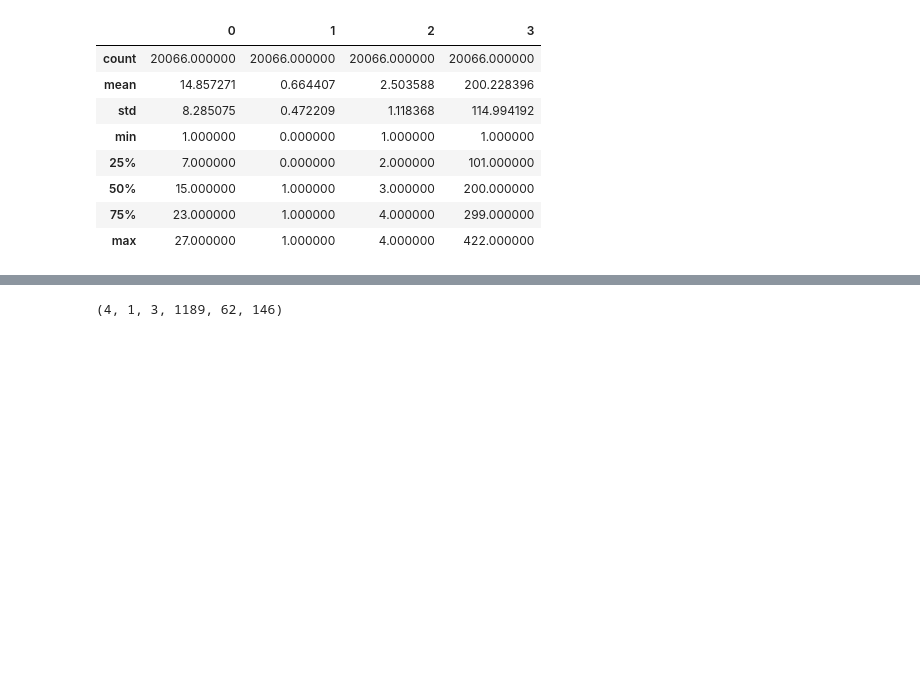
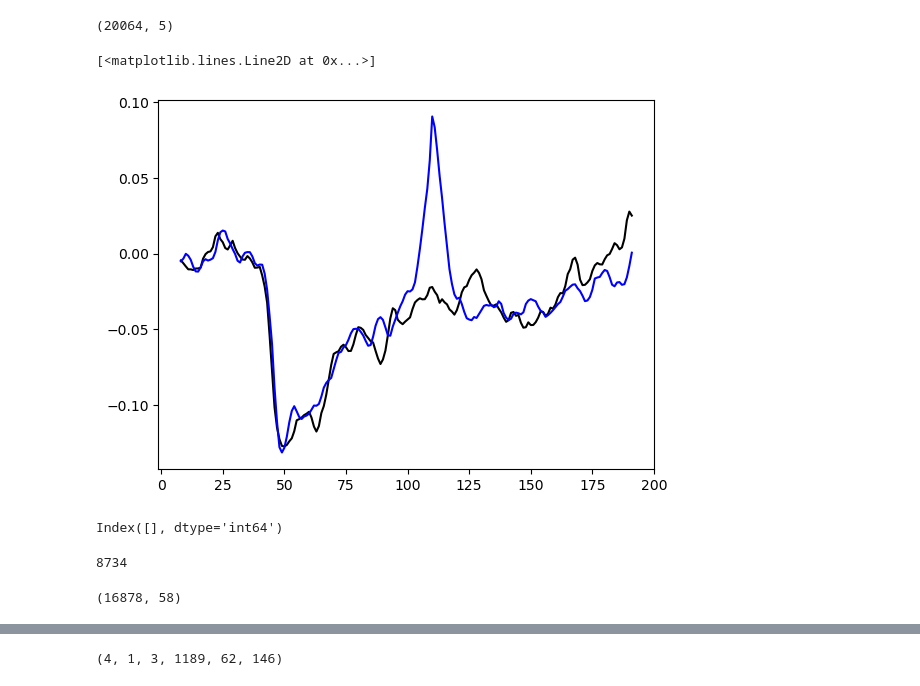
Before and after one commit to mindemory/mgs_stimul, a Jupyter notebook: mgsAnalysis/analysisEEG/run_analysis.ipynb, the cells around one changed output, grey strips where cells are left out. Saved outputs shown, nothing was run; the diff lists cells and outputs as text; code cells hidden in the pictures; blank space fills up the shorter version.

```diff
--- a/mgsAnalysis/analysisEEG/run_analysis.ipynb
+++ b/mgsAnalysis/analysisEEG/run_analysis.ipynb
@@ -29,17 +32,27 @@ df_behav = pd.read_csv(p['df_fname'])
 # %%
 with h5py.File(p['ALI_evoked'], 'r') as f:
-    X = np.array(f['mALI']).T
-    y = np.array(f['trl_mat']).T
+    X_evoked = np.array(f['mALI']).T
+    y_evoked = np.array(f['trl_mat']).T
+
+with h5py.File(p['ALI_induced'], 'r') as f:
+    X_induced = np.array(f['mALI']).T
+    y_induced = np.array(f['trl_mat']).T
 # %%
-y_df = pd.DataFrame(y, columns = ['subjID', 'day', 'istms', 't_type', 'trl_idx'])
-y_df.describe()
+y_df = pd.DataFrame(y_induced, columns = ['subjID', 'day', 'istms', 't_type', 'trl_idx'], dtype='int')
+y_df.shape
 # %% [output]
-|  | 0 | 1 | 2 | 3 |
-| count | 20066.000000 | 20066.000000 | 20066.000000 | 20066.000000 |
-| mean | 14.857271 | 0.664407 | 2.503588 | 200.228396 |
-| std | 8.285075 | 0.472209 | 1.118368 | 114.994192 |
-| min | 1.000000 | 0.000000 | 1.000000 | 1.000000 |
-| 25% | 7.000000 | 0.000000 | 2.000000 | 101.000000 |
-| 50% | 15.000000 | 1.000000 | 3.000000 | 200.000000 |
-| 75% | 23.000000 | 1.000000 | 4.000000 | 299.000000 |
-| max | 27.000000 | 1.000000 | 4.000000 | 422.000000 |
+(20064, 5)
+# %%
+idx_ivf = y_df.loc[(y_df['istms'] == 0) & (y_df['t_type'] == 1)].index
+idx_ovf = y_df.loc[(y_df['istms'] == 1) & (y_df['t_type'] == 1)].index
+
+plt.figure()
+plt.plot(np.nanmean(X_evoked[idx_ivf, :], 0), 'k-')
+plt.plot(np.nanmean(X_evoked[idx_ovf, :], 0), 'b-')
+# %% [output]
+[<matplotlib.lines.Line2D at 0x...>]
+[figure, added]
+# %%
+idx_ovf
+# %% [output]
+Index([], dtype='int64')
@@ -45,0 +66,8 @@ y_df.describe()
+# %%
+len(retained_indices)
+# %% [output]
+8734
+# %%
+common_df.shape
+# %% [output]
+(16878, 58)
```
Also changed, not shown: parts of 7 cells of this notebook.
